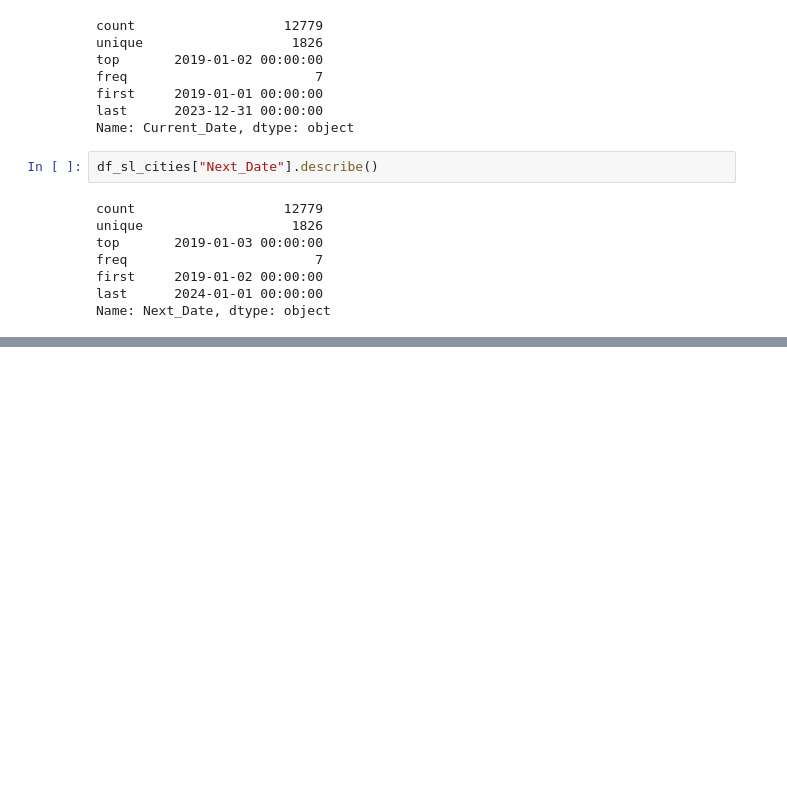
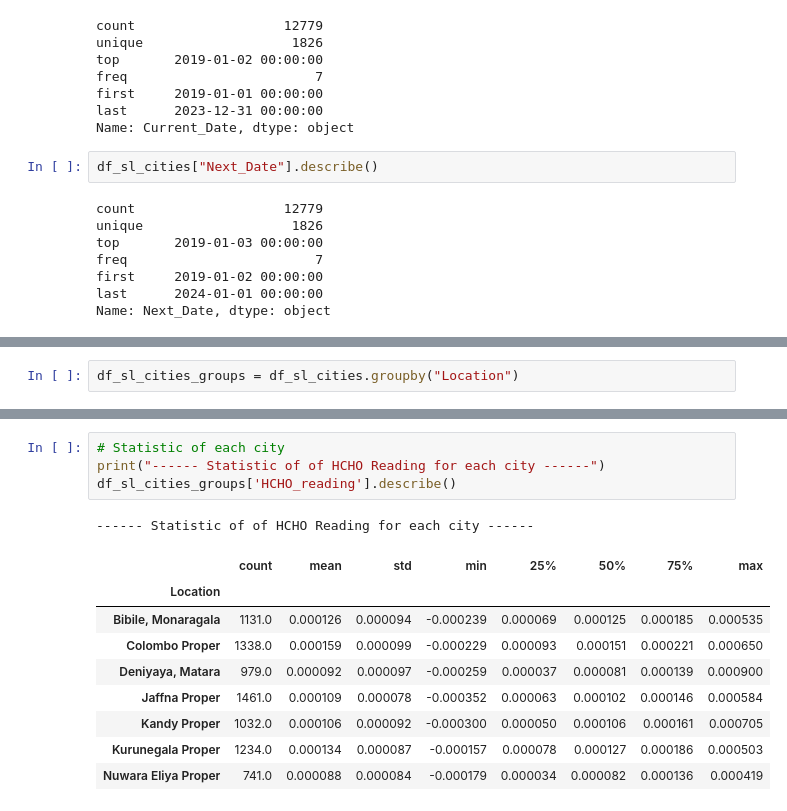
Before and after one commit to Lafri-13/Analysing-Tropospheric-Formaldehyde-HCHO-gas-in-Sri-Lanka, a Jupyter notebook: Analysis_HCHO.ipynb, the cells around one changed output, grey strips where cells are left out. Cells and saved outputs as stored; diff of their text form; blank space fills up the shorter version.

Commit message:
Done a statistic analysis of the merged dataset

```diff
--- a/Analysis_HCHO.ipynb
+++ b/Analysis_HCHO.ipynb
@@ -244,0 +281,2 @@ Name: Next_Date, dtype: object
+# %%
+df_sl_cities_groups = df_sl_cities.groupby("Location")
@@ -244,0 +312,15 @@ Name: Next_Date, dtype: object
+# %%
+# Statistic of each city
+print("------ Statistic of of HCHO Reading for each city ------")
+df_sl_cities_groups['HCHO_reading'].describe()
+# %% [output]
+------ Statistic of of HCHO Reading for each city ------
+|  | count | mean | std | min | 25% | 50% | 75% | max |
+| Location |  |  |  |  |  |  |  |  |
+| Bibile, Monaragala | 1131.0 | 0.000126 | 0.000094 | -0.000239 | 0.000069 | 0.000125 | 0.000185 | 0.000535 |
+| Colombo Proper | 1338.0 | 0.000159 | 0.000099 | -0.000229 | 0.000093 | 0.000151 | 0.000221 | 0.000650 |
+| Deniyaya, Matara | 979.0 | 0.000092 | 0.000097 | -0.000259 | 0.000037 | 0.000081 | 0.000139 | 0.000900 |
+| Jaffna Proper | 1461.0 | 0.000109 | 0.000078 | -0.000352 | 0.000063 | 0.000102 | 0.000146 | 0.000584 |
+| Kandy Proper | 1032.0 | 0.000106 | 0.000092 | -0.000300 | 0.000050 | 0.000106 | 0.000161 | 0.000705 |
+| Kurunegala Proper | 1234.0 | 0.000134 | 0.000087 | -0.000157 | 0.000078 | 0.000127 | 0.000186 | 0.000503 |
+| Nuwara Eliya Proper | 741.0 | 0.000088 | 0.000084 | -0.000179 | 0.000034 | 0.000082 | 0.000136 | 0.000419 |
```
Also changed, not shown: parts of 8 cells of this notebook.
